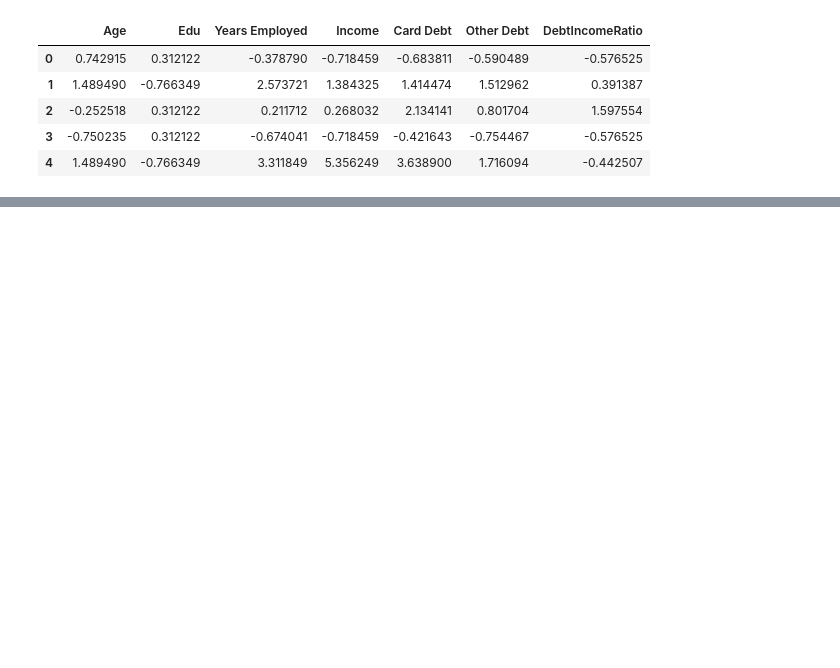
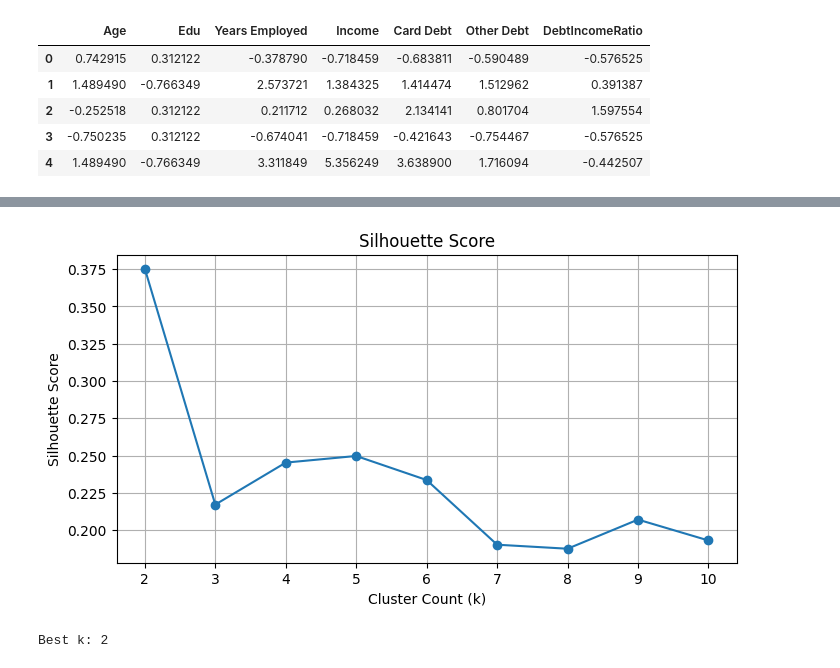
Before and after one commit to ipekgulsencelik/Python_Bootcamp, a Jupyter notebook: 04_Machine_Learning/06_KMeans.ipynb, the cells around one changed output, grey strips where cells are left out. Drawn from its saved outputs; the diff is of its cells as text; code cells hidden in the pictures; blank space fills up the shorter version.

```diff
--- a/04_Machine_Learning/06_KMeans.ipynb
+++ b/04_Machine_Learning/06_KMeans.ipynb
@@ -22,7 +26,6 @@ df.head()
 # %%
 df.drop(
     columns=['Customer Id', 'Address', 'Defaulted'],
-    axis=1,
     inplace=True
 )
 
@@ -127,3 +130,37 @@ Iteration 19, inertia 2067.8053183965894.
 Iteration 20, inertia 2067.785845128986.
 Converged at iteration 20: strict convergence.
 [figure]
+# %%
+silhouette_scores = [] # Silhouette Score'ları saklamak için boş bir liste oluşturuyoruz.
+
+for k in range(2, 11): # KMeans algoritması için k değerlerini 2'den 10'a kadar deniyoruz.
+    kmeans = KMeans(
+        n_clusters=k, # KMeans algoritması için k değerini belirliyoruz.
+        init='k-means++', # KMeans algoritması için başlangıç merkezlerini belirliyoruz.
+        n_init='auto', # KMeans algoritması için n_init parametresini belirliyoruz.
+        random_state=42 # KMeans algoritması için random_state parametresini belirliyoruz.
+    ) # KMeans modelini oluşturuyoruz.
+
+    kmeans.fit(X_scaled) # KMeans modelini eğitiyoruz.
+
+    labels = kmeans.labels_ # Her bir veri noktasının hangi kümeye ait olduğunu alıyoruz.
+
+    score = silhouette_score(X_scaled, labels) # Silhouette Score'u hesaplıyoruz.
+
+    silhouette_scores.append(score) # Hesaplanan Silhouette Score'u listeye ekliyoruz.
+
+
+plt.figure(figsize=(8,4)) # Silhouette Score'ları görselleştirmek için bir grafik oluşturuyoruz.
+plt.plot(range(2,11), silhouette_scores, marker='o') # K değerlerine karşılık gelen Silhouette Score'ları çiziyoruz.
+plt.title('Silhouette Score') # Grafiğin başlığını belirliyoruz.
+plt.xlabel('Cluster Count (k)') # X eksenini etiketliyoruz.
+plt.ylabel('Silhouette Score') # Y eksenini etiketliyoruz.
+plt.grid(True) # Grafiğe grid ekliyoruz.
+plt.show() # Grafiği gösteriyoruz.
+
+
+best_k = range(2,11)[silhouette_scores.index(max(silhouette_scores))] # En iyi k değerini buluyoruz.
+print("Best k:", best_k)
+# %% [output]
+[figure, added]
+Best k: 2
```
Also changed, not shown: parts of 18 cells of this notebook.
